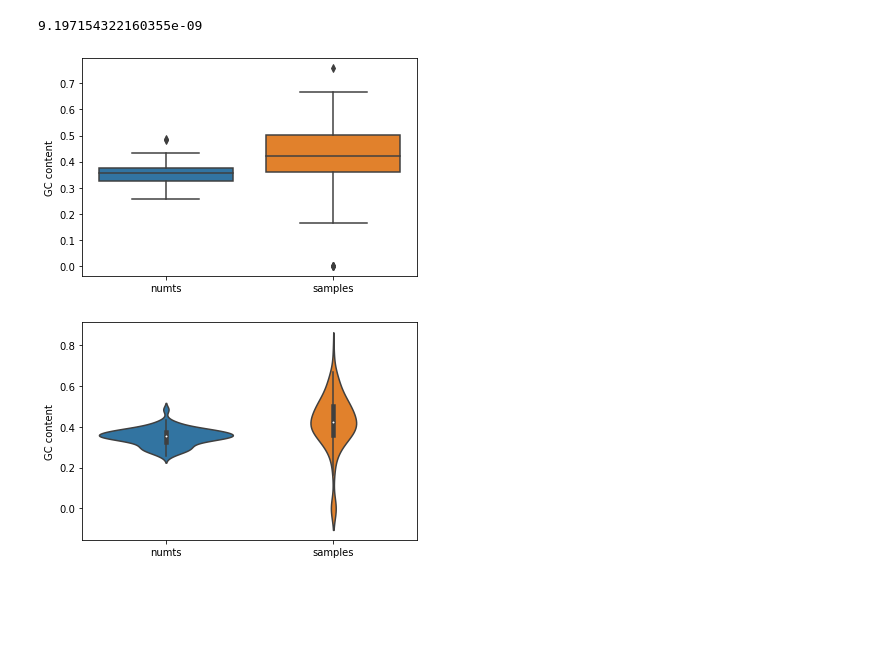
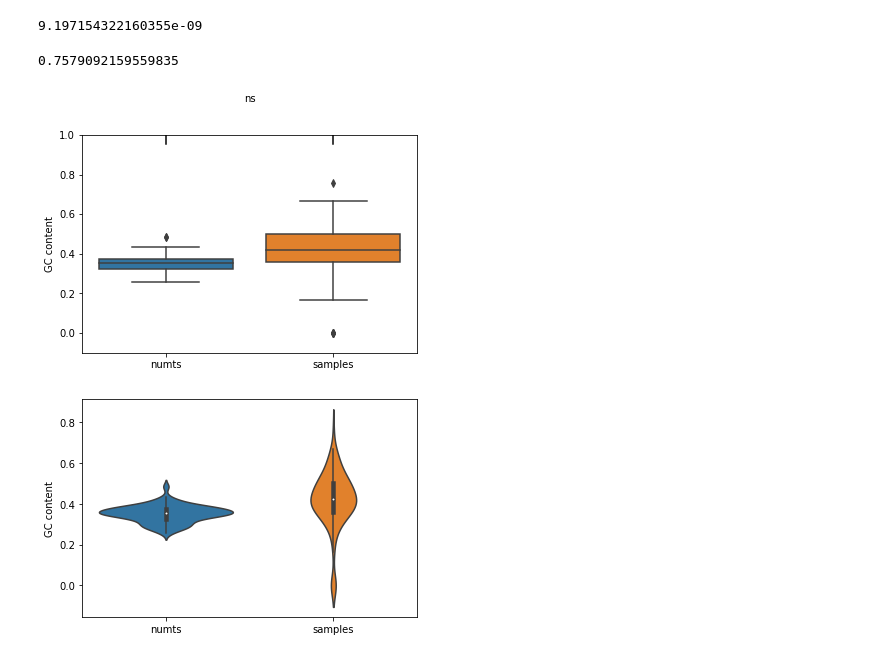
Before and after one commit to balintbiro/Oryctolagus_cuniculus_numts, a Jupyter notebook: codes/trials/gc_content_statistics.ipynb, the cells around one changed output. Drawn from its saved outputs; the diff is of its cells as text; code cells hidden in the pictures; blank space fills up the shorter version.

Commit message:
add statistical annotation to graphs

```diff
--- a/codes/trials/gc_content_statistics.ipynb
+++ b/codes/trials/gc_content_statistics.ipynb
@@ -257,14 +257,26 @@ else:
 significance[1]
 # %% [output]
 9.197154322160355e-09
+# %%
+pd.Series(samples_gc + numts_gc).max()
+# %% [output]
+0.7579092159559835
+# %%
+def statistical_annotation(data):
+    x1, x2 = 0,1
+    y, h, col = pd.Series(data[0] + data[1]).max() + 0.02, 0.02, 'k'
+    plt.plot([x1, x1, x2, x2], [y, y+h, y+h, y], lw=1.5, c=col)
+    plt.text((x1+x2)*.5, y+h, "ns", ha='center', va='bottom', color=col)
 # %%
 data = [numts_gc, samples_gc]
 ax = sns.boxplot(data=data)
 ax.set_ylabel('GC content')
 ax.set_xticklabels(['numts', 'samples'])
+ax.set_ylim(-0.1, 1)
+statistical_annotation(data)
 plt.show()
 # %% [output]
-[figure, old version]
+[figure, new version]
 # %%
 ax = sns.violinplot(data=data)
 ax.set_ylabel('GC content')
```
